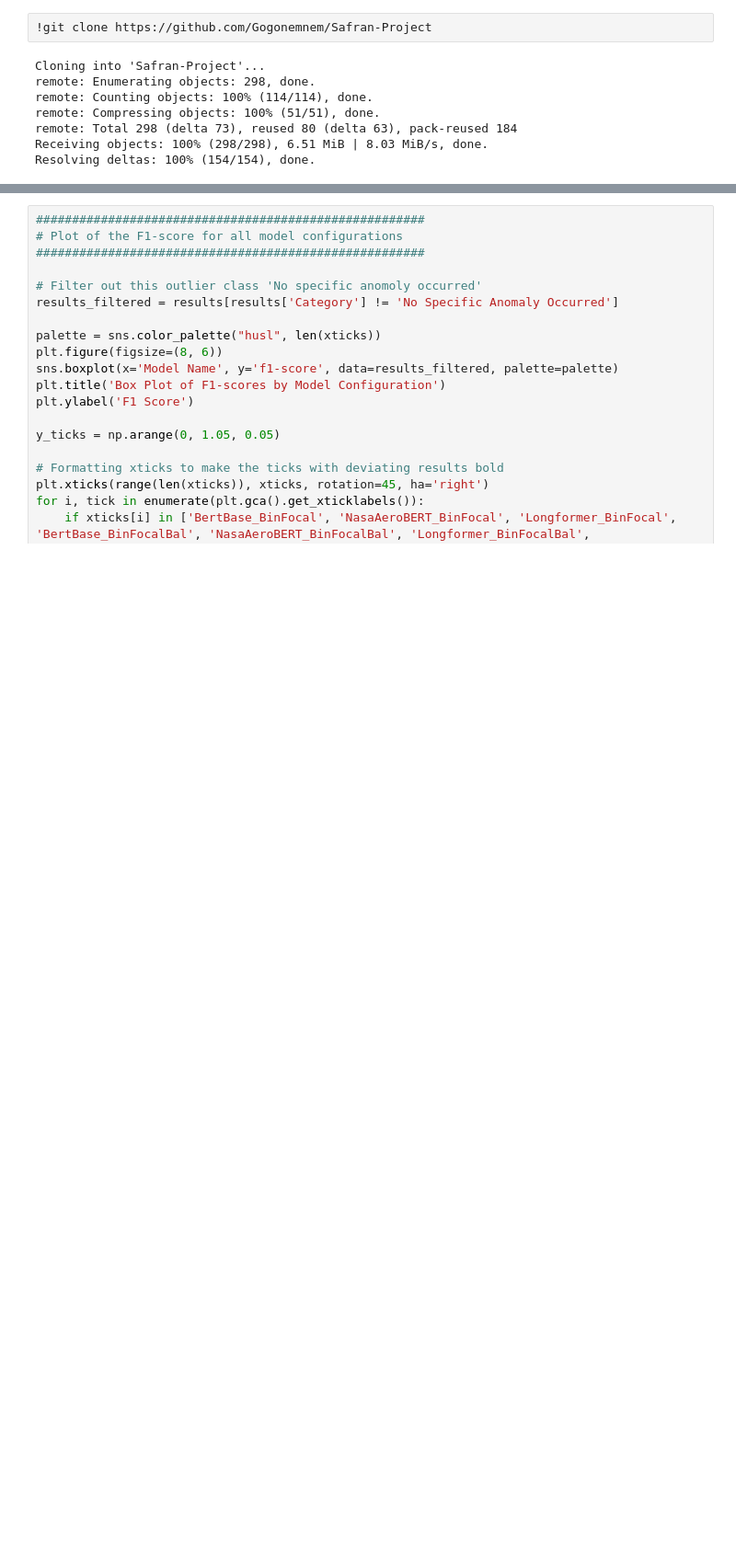
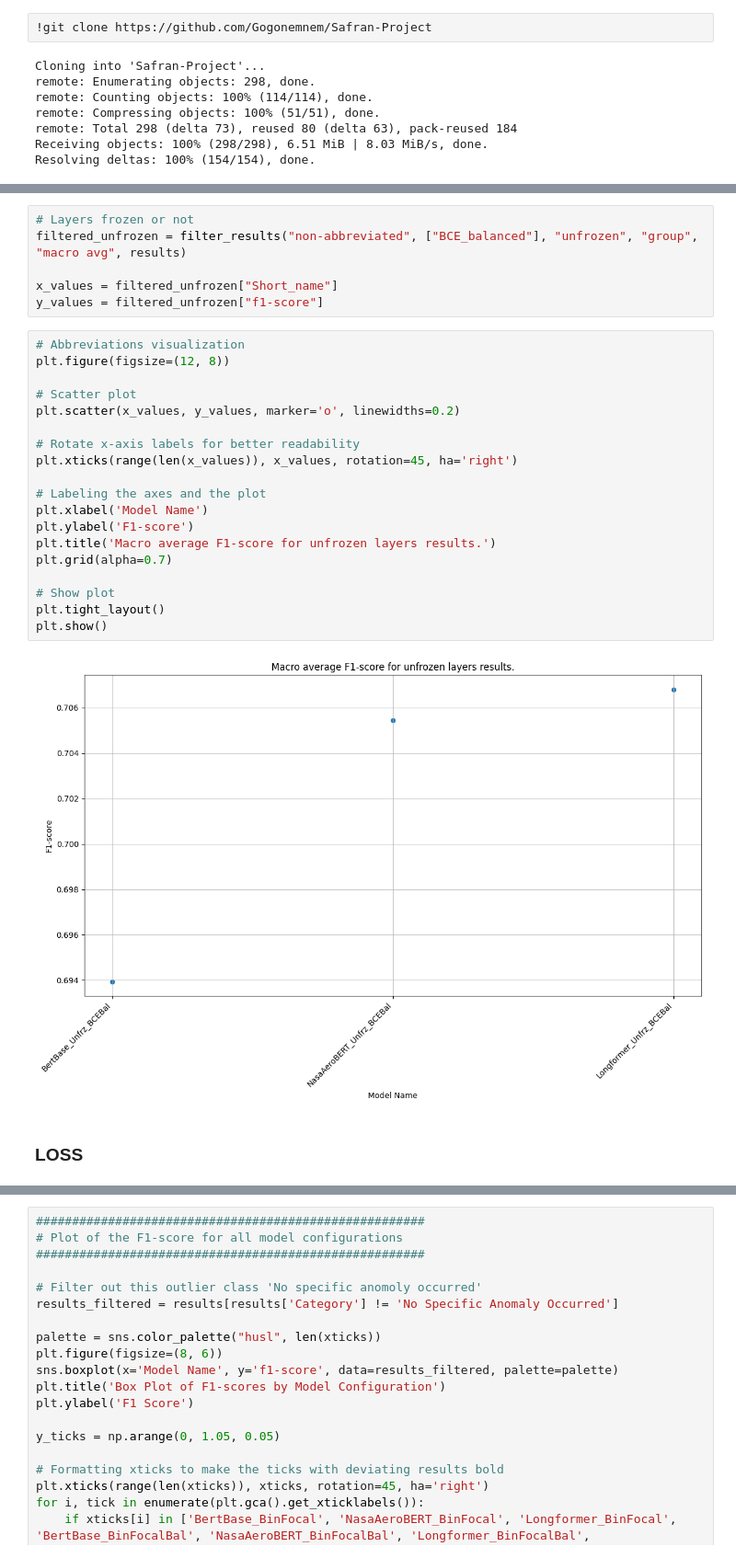
Before and after one commit to Gogonemnem/Safran-Project, a Jupyter notebook: Visualization_plot.ipynb, the cells around one changed output, grey strips where cells are left out. Shown at 92% size. Saved outputs shown, nothing was run; the diff lists cells and outputs as text; blank space fills up the shorter version.

```diff
--- a/Visualization_plot.ipynb
+++ b/Visualization_plot.ipynb
@@ -69,0 +193,29 @@ xticks = shortened_model_names
+# %%
+# Layers frozen or not
+filtered_unfrozen = filter_results("non-abbreviated", ["BCE_balanced"], "unfrozen", "group", "macro avg", results)
+
+x_values = filtered_unfrozen["Short_name"]
+y_values = filtered_unfrozen["f1-score"]
+# %%
+# Abbreviations visualization
+plt.figure(figsize=(12, 8))
+
+# Scatter plot
+plt.scatter(x_values, y_values, marker='o', linewidths=0.2)
+
+# Rotate x-axis labels for better readability
+plt.xticks(range(len(x_values)), x_values, rotation=45, ha='right')
+
+# Labeling the axes and the plot
+plt.xlabel('Model Name')
+plt.ylabel('F1-score')
+plt.title('Macro average F1-score for unfrozen layers results.')
+plt.grid(alpha=0.7)
+
+# Show plot
+plt.tight_layout()
+plt.show()
+# %% [output]
+[figure, added]
+# %% [markdown]
+### LOSS
```
Also changed, not shown: parts of 24 cells of this notebook.
